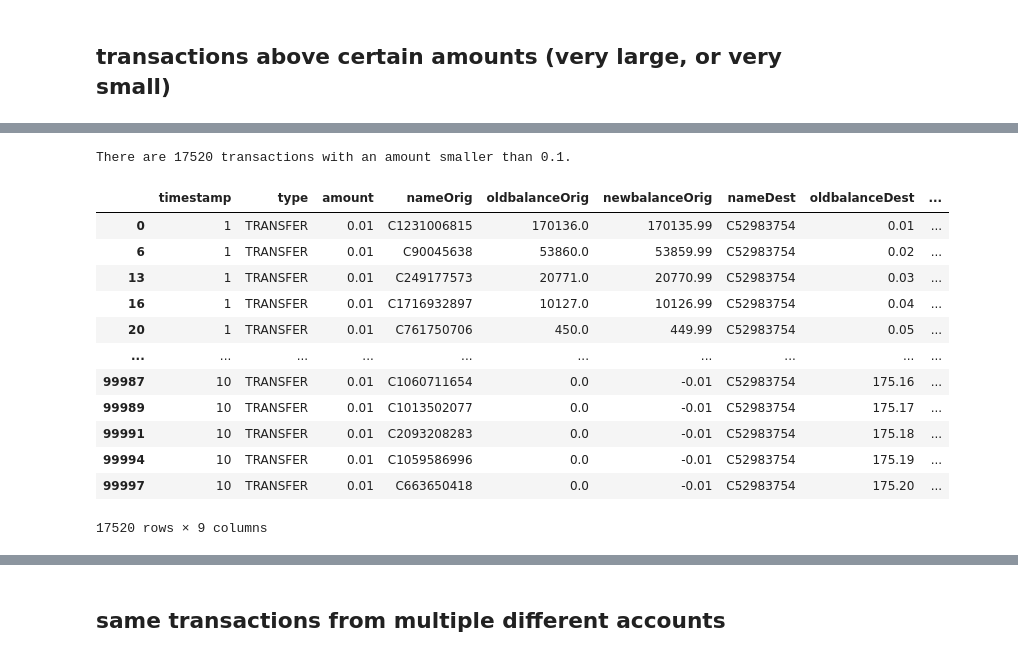
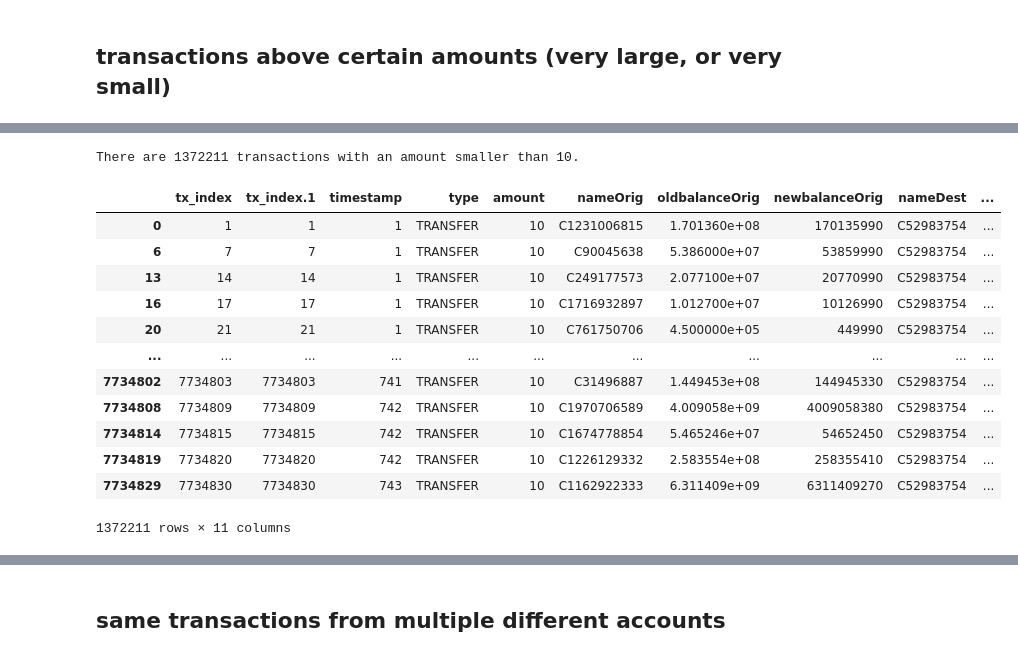
Before and after one commit to maximsachs/SEN163A_Assignment1, a Jupyter notebook: SEN163A_Assignment1.ipynb, the cells around one changed output, grey strips where cells are left out. Cells and saved outputs as stored; diff of their text form; code cells hidden in the pictures.

```diff
--- a/SEN163A_Assignment1.ipynb
+++ b/SEN163A_Assignment1.ipynb
@@ -63,7 +40,7 @@ if not os.path.exists(graphs_folder):
 # Opening the sample data file:
 # Whole dataset 7734835 transactions.csv
 # df = pandas.read_csv("transactions_test.csv")
-df = pandas.read_csv("transactions_test_100k.csv")
+df = pandas.read_csv("df_transactions.csv")
 # %%
 df
 # %% [output]
@@ -168,13 +162,0 @@ The top 1.0% of addresses own 26.02953391047483% of the wealth
-# %%
-transactions_by_amount = df.groupby("amount")["nameOrig"].apply(list)
-count_per_name = defaultdict(lambda: 0)
-for tx in transactions_by_amount:
-  for name in tx:
-    count_per_name[name] += 1
-count_per_name
-accounts = df["nameOrig"]
-df["account_tx_count"] = np.nan
-for index, account in zip(accounts.index, accounts):
-  df.loc[index, "account_tx_count"] = count_per_name[account]
-transactions_with_more_than_1 = df[df["account_tx_count"] > 1]
-transactions_with_more_than_1
@@ -217,23 +185,23 @@ There are 2324 transactions with an amount larger than 1000000.
 # %%
-small_amount = 0.1
-small_transactions = df[df["amount"] < small_amount]
+small_amount = 10
+small_transactions = df[df["amount"] <= small_amount]
 print(f"There are {small_transactions.shape[0]} transactions with an amount smaller than {small_amount}.")
 small_transactions
 # %% [output]
-There are 17520 transactions with an amount smaller than 0.1.
+There are 1372211 transactions with an amount smaller than 10.
-|  | timestamp | type | amount | nameOrig | oldbalanceOrig | newbalanceOrig | nameDest | oldbalanceDest | ... |
-| 0 | 1 | TRANSFER | 0.01 | C1231006815 | 170136.0 | 170135.99 | C52983754 | 0.01 | ... |
-| 6 | 1 | TRANSFER | 0.01 | C90045638 | 53860.0 | 53859.99 | C52983754 | 0.02 | ... |
-| 13 | 1 | TRANSFER | 0.01 | C249177573 | 20771.0 | 20770.99 | C52983754 | 0.03 | ... |
-| 16 | 1 | TRANSFER | 0.01 | C1716932897 | 10127.0 | 10126.99 | C52983754 | 0.04 | ... |
-| 20 | 1 | TRANSFER | 0.01 | C761750706 | 450.0 | 449.99 | C52983754 | 0.05 | ... |
-| ... | ... | ... | ... | ... | ... | ... | ... | ... | ... |
-| 99987 | 10 | TRANSFER | 0.01 | C1060711654 | 0.0 | -0.01 | C52983754 | 175.16 | ... |
-| 99989 | 10 | TRANSFER | 0.01 | C1013502077 | 0.0 | -0.01 | C52983754 | 175.17 | ... |
-| 99991 | 10 | TRANSFER | 0.01 | C2093208283 | 0.0 | -0.01 | C52983754 | 175.18 | ... |
-| 99994 | 10 | TRANSFER | 0.01 | C1059586996 | 0.0 | -0.01 | C52983754 | 175.19 | ... |
-| 99997 | 10 | TRANSFER | 0.01 | C663650418 | 0.0 | -0.01 | C52983754 | 175.20 | ... |
+|  | tx_index | tx_index.1 | timestamp | type | amount | nameOrig | oldbalanceOrig | newbalanceOrig | nameDest | ... |
+| 0 | 1 | 1 | 1 | TRANSFER | 10 | C1231006815 | 1.701360e+08 | 170135990 | C52983754 | ... |
+| 6 | 7 | 7 | 1 | TRANSFER | 10 | C90045638 | 5.386000e+07 | 53859990 | C52983754 | ... |
+| 13 | 14 | 14 | 1 | TRANSFER | 10 | C249177573 | 2.077100e+07 | 20770990 | C52983754 | ... |
+| 16 | 17 | 17 | 1 | TRANSFER | 10 | C1716932897 | 1.012700e+07 | 10126990 | C52983754 | ... |
+| 20 | 21 | 21 | 1 | TRANSFER | 10 | C761750706 | 4.500000e+05 | 449990 | C52983754 | ... |
+| ... | ... | ... | ... | ... | ... | ... | ... | ... | ... | ... |
+| 7734802 | 7734803 | 7734803 | 741 | TRANSFER | 10 | C31496887 | 1.449453e+08 | 144945330 | C52983754 | ... |
+| 7734808 | 7734809 | 7734809 | 742 | TRANSFER | 10 | C1970706589 | 4.009058e+09 | 4009058380 | C52983754 | ... |
+| 7734814 | 7734815 | 7734815 | 742 | TRANSFER | 10 | C1674778854 | 5.465246e+07 | 54652450 | C52983754 | ... |
+| 7734819 | 7734820 | 7734820 | 742 | TRANSFER | 10 | C1226129332 | 2.583554e+08 | 258355410 | C52983754 | ... |
+| 7734829 | 7734830 | 7734830 | 743 | TRANSFER | 10 | C1162922333 | 6.311409e+09 | 6311409270 | C52983754 | ... |
-17520 rows × 9 columns
+1372211 rows × 11 columns
 # %%
 # Transactions where a large portion of the original balance is being sent:
 # This is not so useful as a measure, since often times accounts can go into a negative balance (debt).
```
Also changed, not shown: parts of 31 cells of this notebook, 2 other files.
